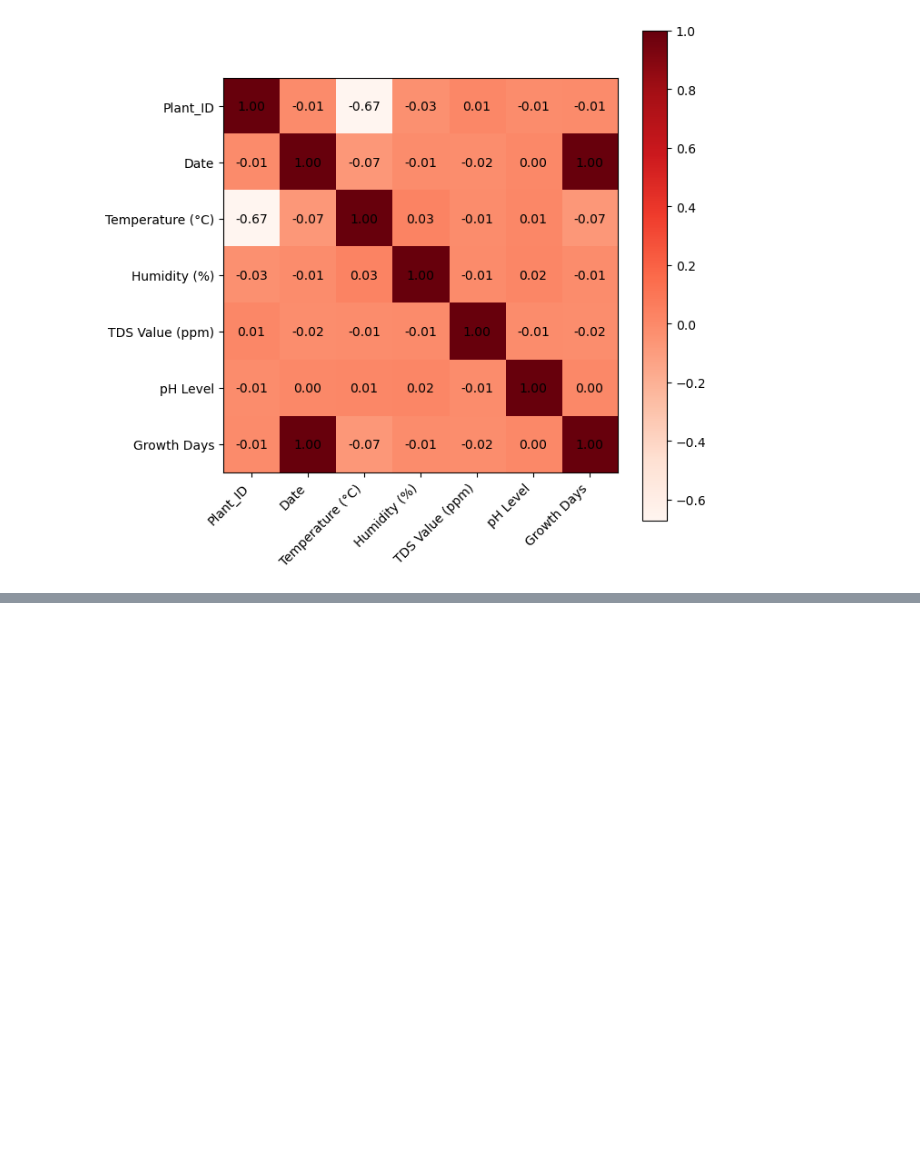
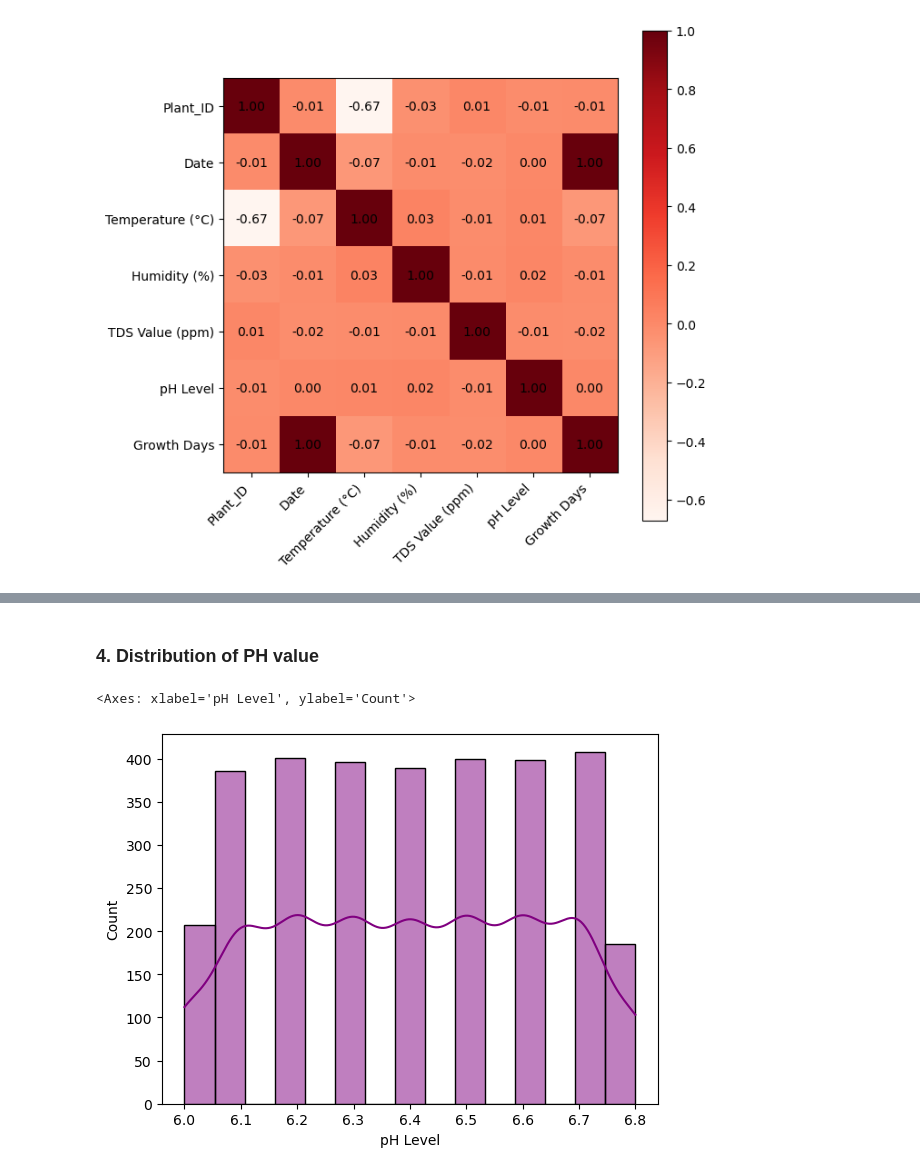
Before and after one commit to MoeTheDataGuru/portfolio, a Jupyter notebook: Lettuce Growth Analysis/EDA Notebook/EDA.ipynb, the cells around one changed output, grey strips where cells are left out. Saved outputs shown, nothing was run; the diff lists cells and outputs as text; code cells hidden in the pictures; blank space fills up the shorter version.

```diff
--- a/Lettuce Growth Analysis/EDA Notebook/EDA.ipynb
+++ b/Lettuce Growth Analysis/EDA Notebook/EDA.ipynb
@@ -107,0 +132,7 @@ plt.show()
+# %% [markdown]
+### 4. Distribution of PH value
+# %%
+sns.histplot(data=df, x=df["pH Level"], kde=True, color="purple")
+# %% [output]
+<Axes: xlabel='pH Level', ylabel='Count'>
+[figure, added]
```
Also changed, not shown: parts of 8 cells of this notebook.
